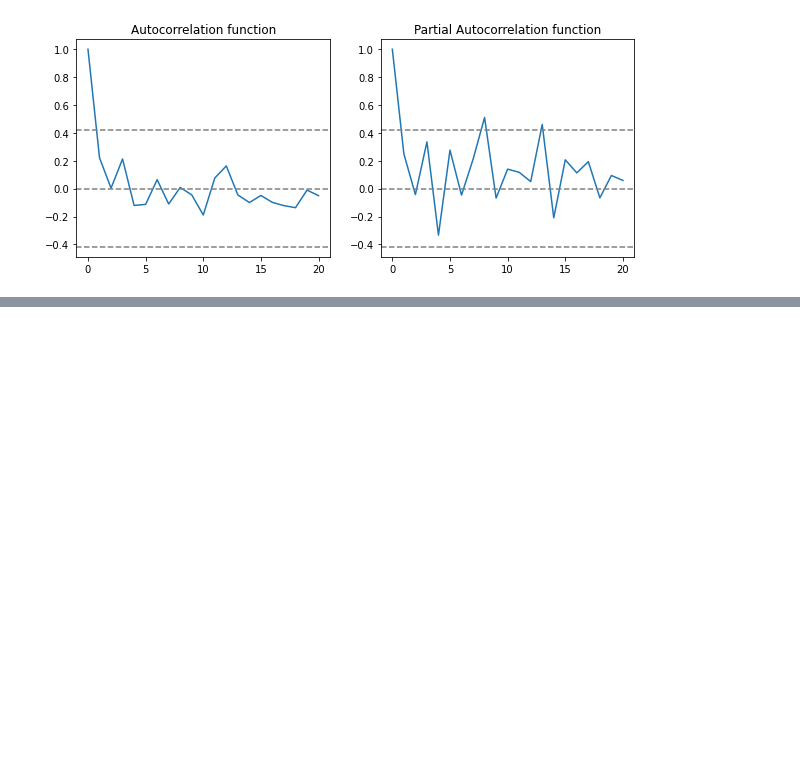
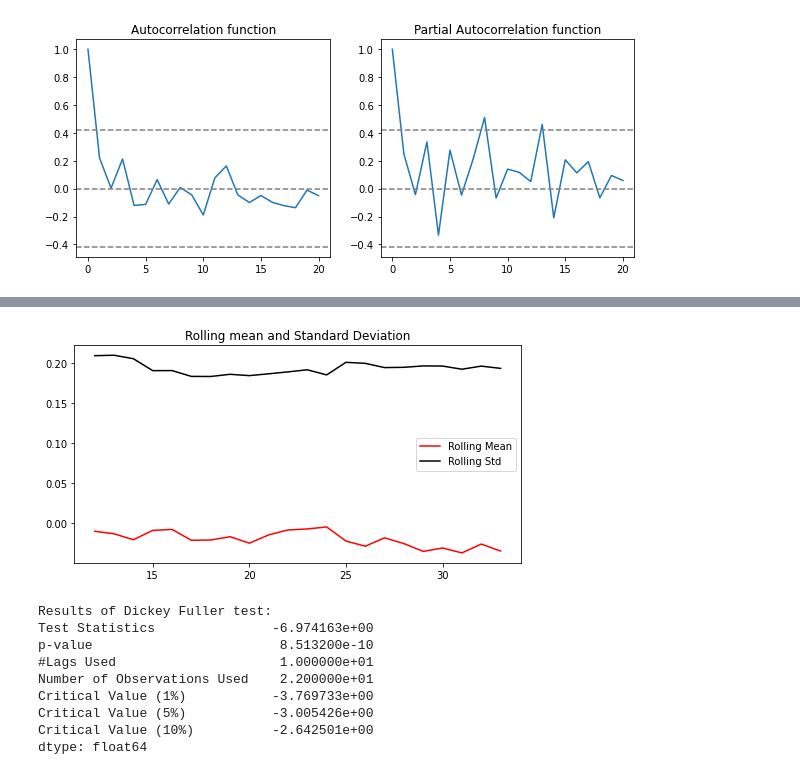
Before and after one commit to VallabhK/ExperimentsWithData, a Jupyter notebook: FutureSalesPrediction1CCompany.ipynb, the cells around one changed output, grey strips where cells are left out. Drawn from its saved outputs; the diff is of its cells as text; code cells hidden in the pictures; blank space fills up the shorter version.

```diff
--- a/FutureSalesPrediction1CCompany.ipynb
+++ b/FutureSalesPrediction1CCompany.ipynb
@@ -535,0 +354,14 @@ plt.show(block =False)
+# %%
+datasetLogDiffShifting.dropna(inplace=True)
+testStationarity(datasetLogDiffShifting, 12)
+# %% [output]
+[figure, added]
+Results of Dickey Fuller test:
+Test Statistics               -6.974163e+00
+p-value                        8.513200e-10
+#Lags Used                     1.000000e+01
+Number of Observations Used    2.200000e+01
+Critical Value (1%)           -3.769733e+00
+Critical Value (5%)           -3.005426e+00
+Critical Value (10%)          -2.642501e+00
+dtype: float64
```
Also changed, not shown: parts of 24 cells of this notebook.
